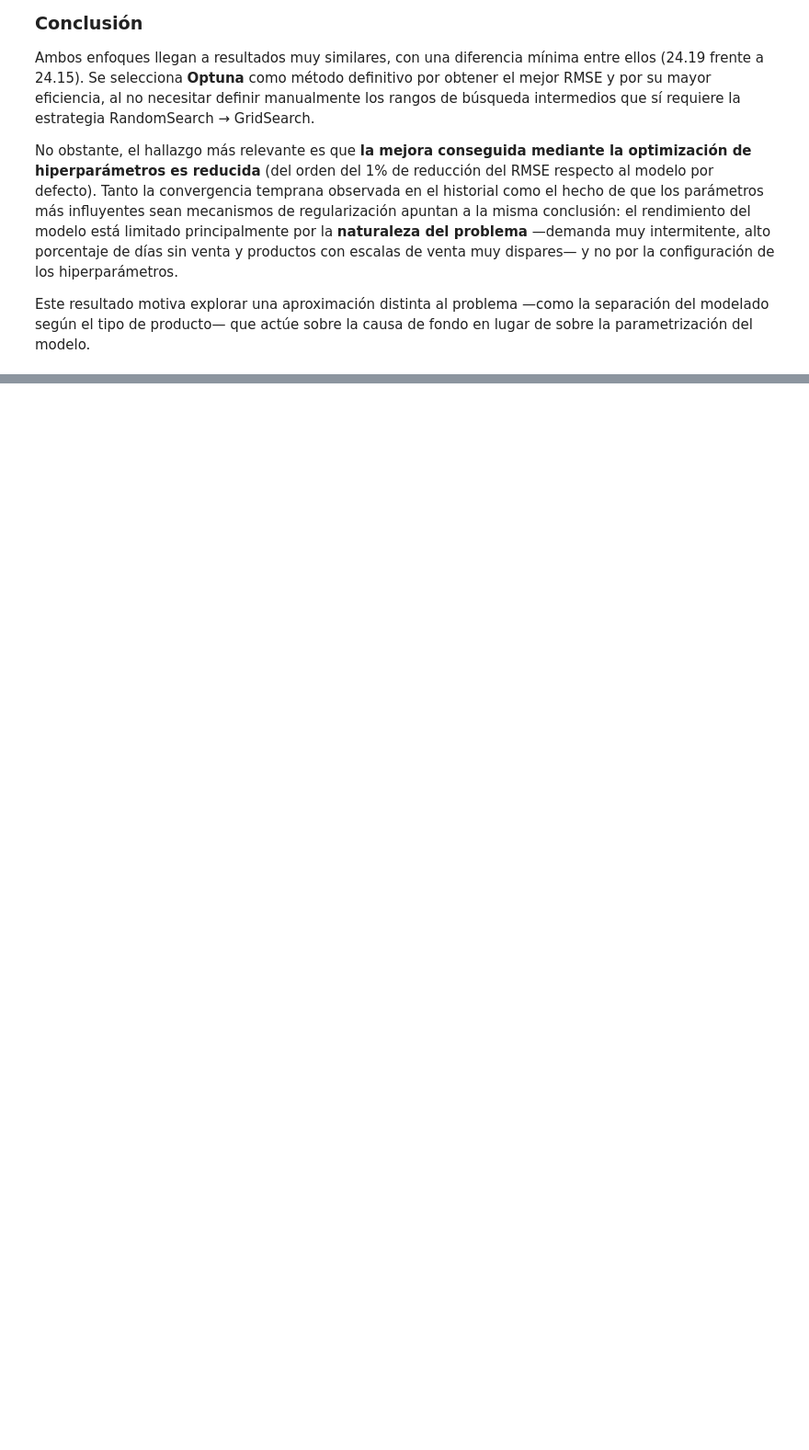
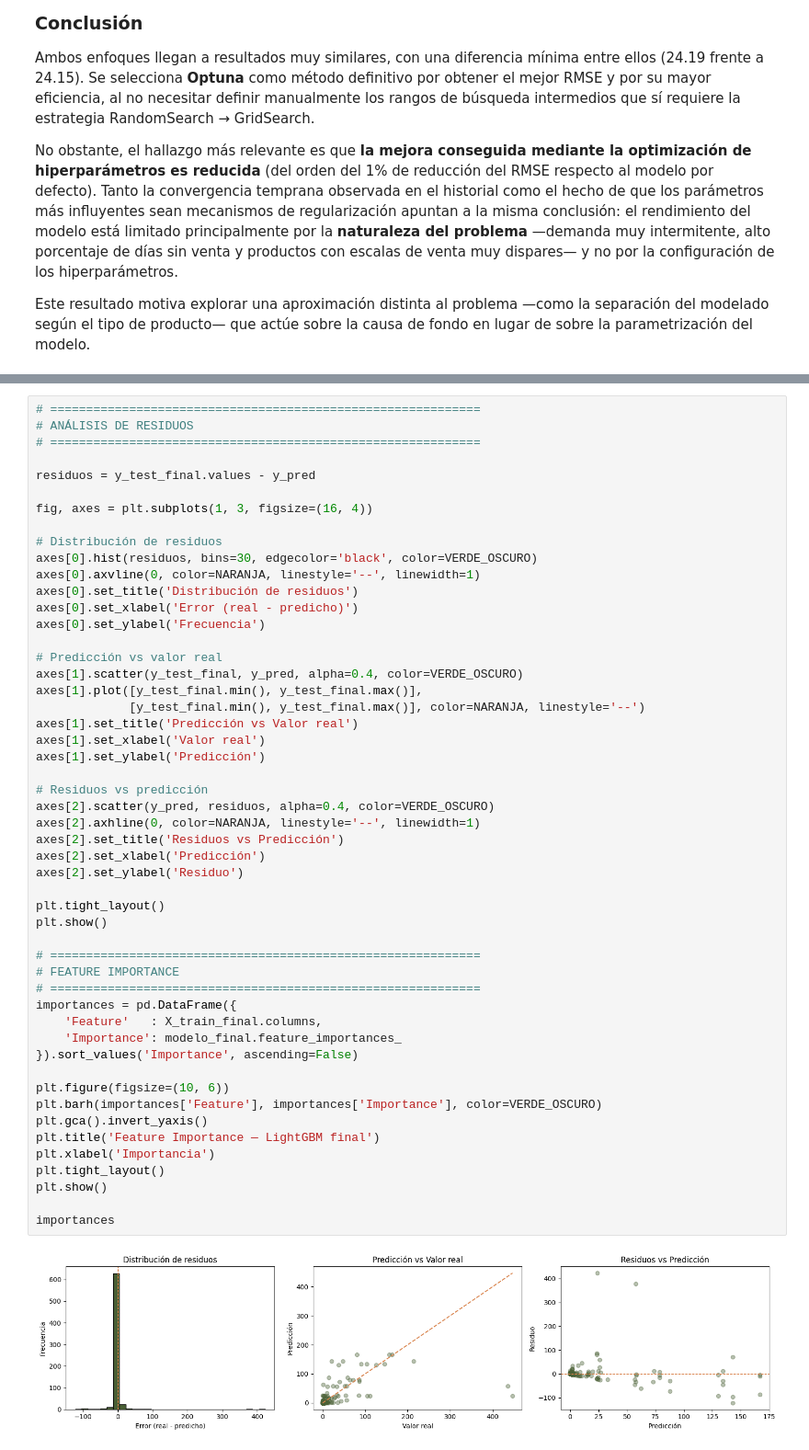
Before and after one commit to terelopdel-sketch/ML_Trazos_y_hojas, a Jupyter notebook: src/notebooks/Modeling.ipynb, the cells around one changed output, grey strips where cells are left out. Shown at 92% size. Cells and saved outputs as stored; diff of their text form; blank space fills up the shorter version.

```diff
--- a/src/notebooks/Modeling.ipynb
+++ b/src/notebooks/Modeling.ipynb
@@ -1968,0 +2087,53 @@ modelo.
+# %%
+# ============================================================
+# ANÁLISIS DE RESIDUOS
+# ============================================================
+
+residuos = y_test_final.values - y_pred
+
+fig, axes = plt.subplots(1, 3, figsize=(16, 4))
+
+# Distribución de residuos
+axes[0].hist(residuos, bins=30, edgecolor='black', color=VERDE_OSCURO)
+axes[0].axvline(0, color=NARANJA, linestyle='--', linewidth=1)
+axes[0].set_title('Distribución de residuos')
+axes[0].set_xlabel('Error (real - predicho)')
+axes[0].set_ylabel('Frecuencia')
+
+# Predicción vs valor real
+axes[1].scatter(y_test_final, y_pred, alpha=0.4, color=VERDE_OSCURO)
+axes[1].plot([y_test_final.min(), y_test_final.max()],
+             [y_test_final.min(), y_test_final.max()], color=NARANJA, linestyle='--')
+axes[1].set_title('Predicción vs Valor real')
+axes[1].set_xlabel('Valor real')
+axes[1].set_ylabel('Predicción')
+
+# Residuos vs predicción
+axes[2].scatter(y_pred, residuos, alpha=0.4, color=VERDE_OSCURO)
+axes[2].axhline(0, color=NARANJA, linestyle='--', linewidth=1)
+axes[2].set_title('Residuos vs Predicción')
+axes[2].set_xlabel('Predicción')
+axes[2].set_ylabel('Residuo')
+
+plt.tight_layout()
+plt.show()
+
+# ============================================================
+# FEATURE IMPORTANCE
+# ============================================================
+importances = pd.DataFrame({
+    'Feature'   : X_train_final.columns,
+    'Importance': modelo_final.feature_importances_
+}).sort_values('Importance', ascending=False)
+
+plt.figure(figsize=(10, 6))
+plt.barh(importances['Feature'], importances['Importance'], color=VERDE_OSCURO)
+plt.gca().invert_yaxis()
+plt.title('Feature Importance — LightGBM final')
+plt.xlabel('Importancia')
+plt.tight_layout()
+plt.show()
+
+importances
+# %% [output]
+[figure, added]
```
Also changed, not shown: parts of 12 cells of this notebook.
